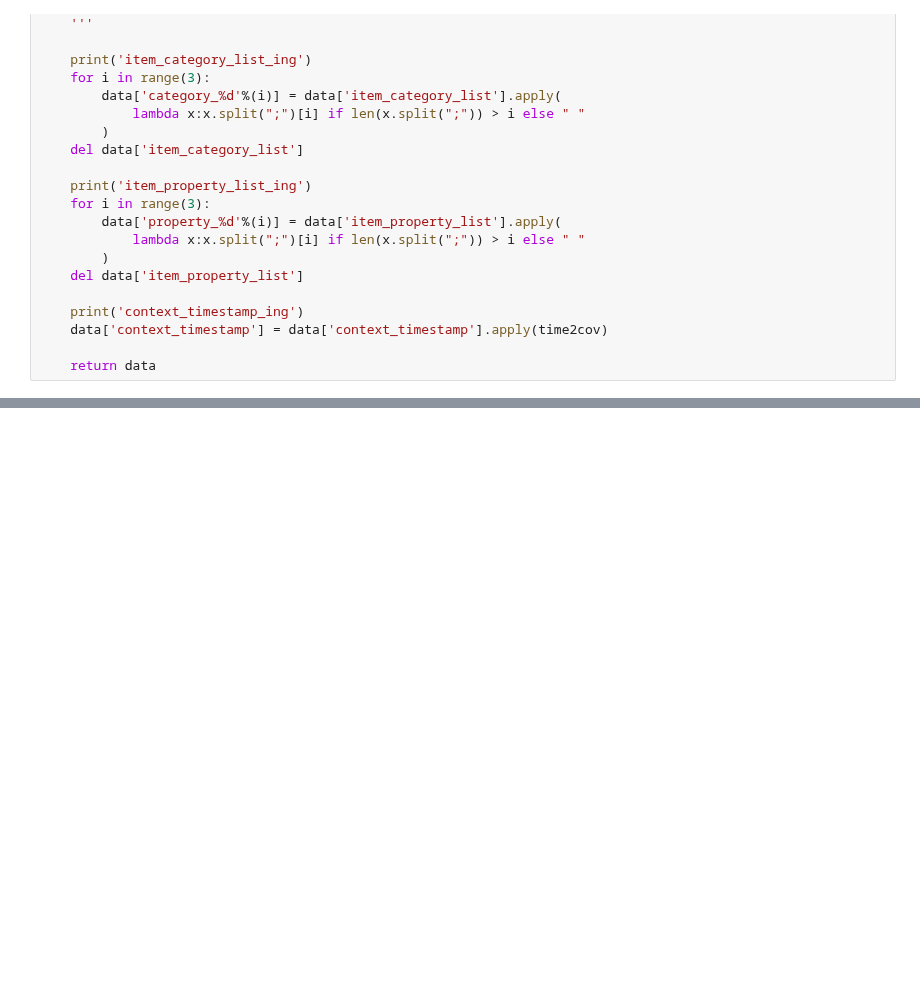
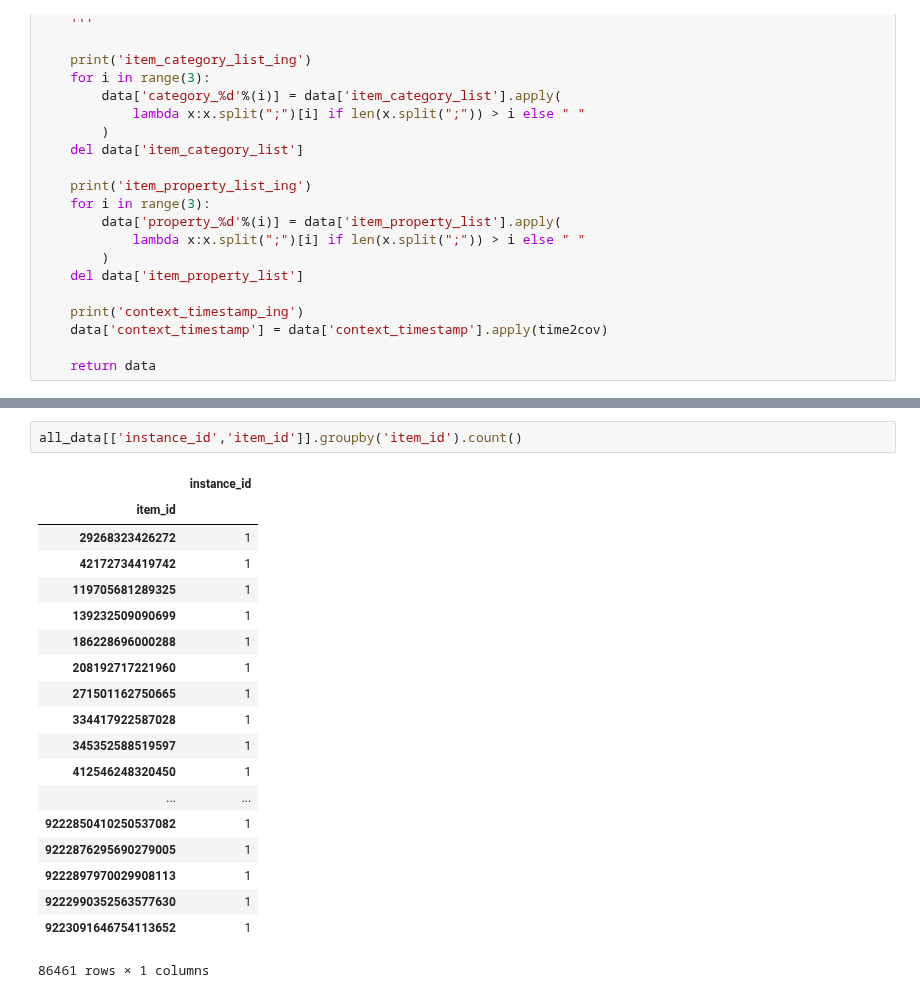
Before and after one commit to chenyunxing/tianchi-new, a Jupyter notebook: new/查看新数据.ipynb, the cells around one changed output, grey strips where cells are left out. Drawn from its saved outputs; the diff is of its cells as text; blank space fills up the shorter version.

```diff
--- a/new/查看新数据.ipynb
+++ b/new/查看新数据.ipynb
@@ -72,0 +115,22 @@ train[['instance_id','category_1']].groupby('category_1').count()
+# %%
+all_data[['instance_id','item_id']].groupby('item_id').count()
+# %% [output]
+|  | instance_id |
+| item_id |  |
+| 29268323426272 | 1 |
+| 42172734419742 | 1 |
+| 119705681289325 | 1 |
+| 139232509090699 | 1 |
+| 186228696000288 | 1 |
+| 208192717221960 | 1 |
+| 271501162750665 | 1 |
+| 334417922587028 | 1 |
+| 345352588519597 | 1 |
+| 412546248320450 | 1 |
+| ... | ... |
+| 9222850410250537082 | 1 |
+| 9222876295690279005 | 1 |
+| 9222897970029908113 | 1 |
+| 9222990352563577630 | 1 |
+| 9223091646754113652 | 1 |
+86461 rows × 1 columns
```
Also changed, not shown: parts of 15 cells of this notebook, 1 other file.
